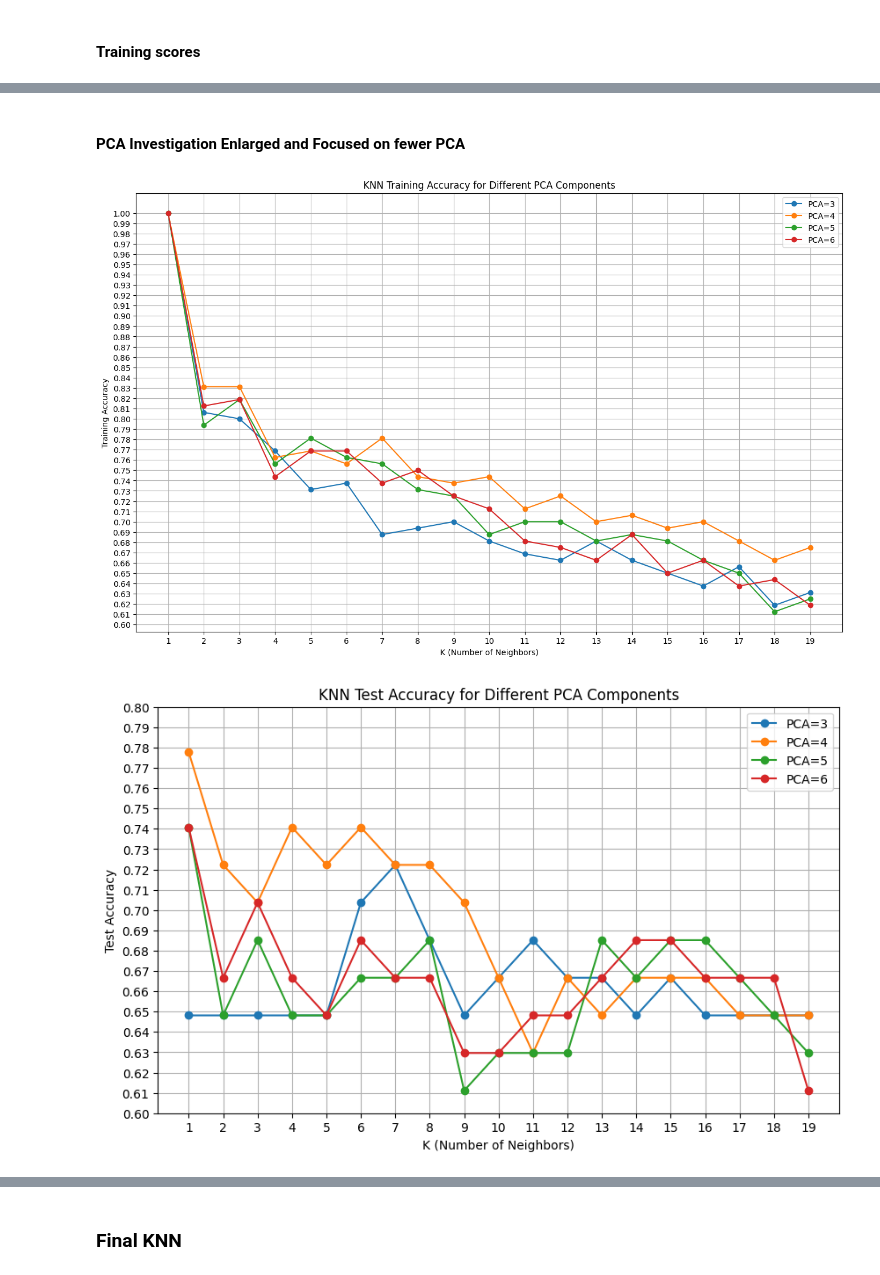
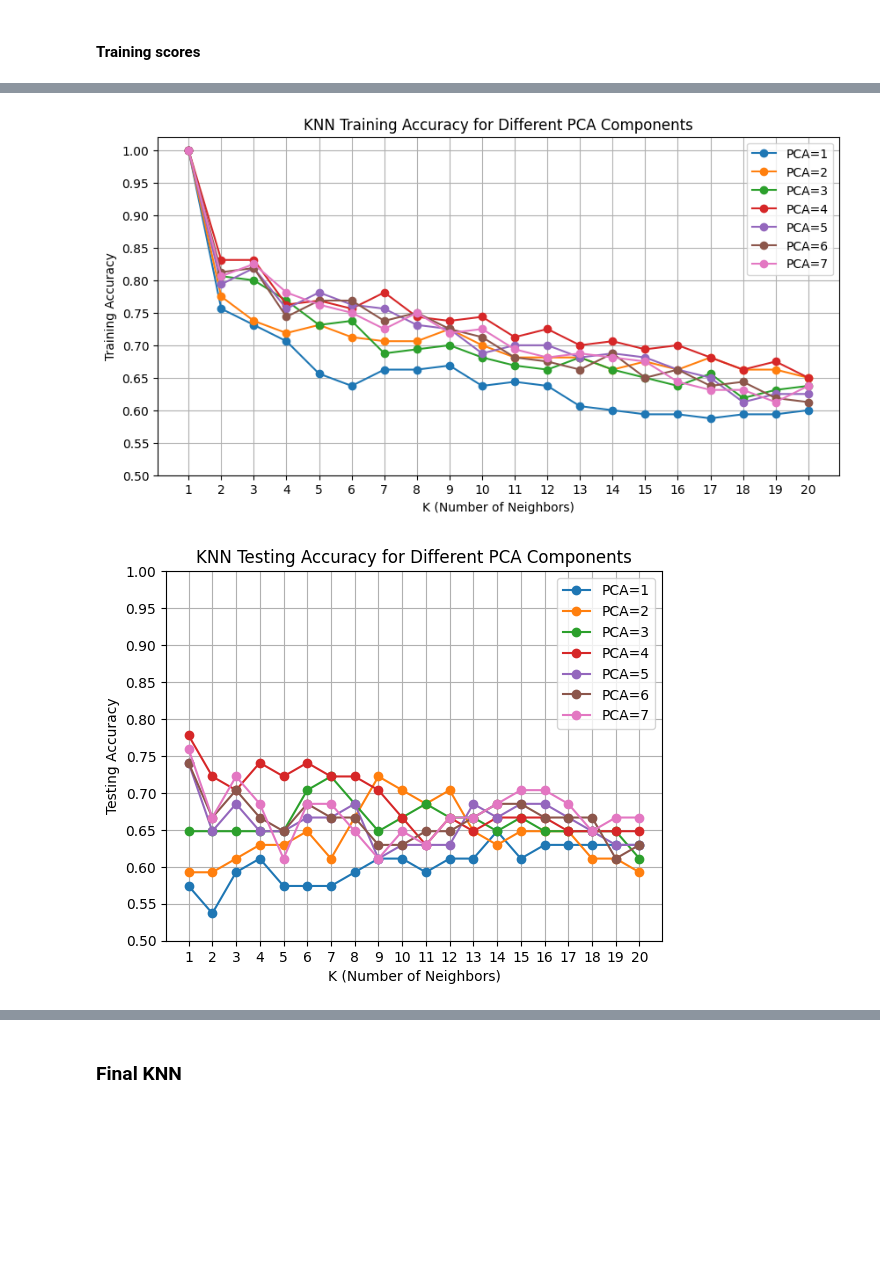
Before and after one commit to MxFrgsn/COMP2002_CW2, a Jupyter notebook: COMP2002.ipynb, the cells around one changed output, grey strips where cells are left out. Saved outputs shown, nothing was run; the diff lists cells and outputs as text; code cells hidden in the pictures; blank space fills up the shorter version.

Commit message:
removal of savefigs functions call, reduced number of code cells for the save result

```diff
--- a/COMP2002.ipynb
+++ b/COMP2002.ipynb
@@ -119,52 +100,7 @@ plt.show()
-# %% [markdown]
-#### PCA Investigation Enlarged and Focused on fewer PCA
-# %%
-k_range = range(1, 20)
-pca_range = range(3, 7)
-
-plt.figure(figsize=(16, 10))
-for p in pca_range:
-    train_scores = []
-    compressed = PCA(n_components=p).fit_transform(scaled_inputs)
-    x_train, x_test, t_train, t_test = train_test_split(compressed, targets, random_state=42)
-    for k in k_range:
-        k_classifier = KNeighborsClassifier(n_neighbors=k)
-        k_classifier.fit(x_train, t_train)
-        train_accuracy = k_classifier.score(x_train, t_train)
-        train_scores.append(train_accuracy)
-    plt.plot(k_range, train_scores, marker='o', linestyle='-', label=f'PCA={p}')
-
-plt.xlabel("K (Number of Neighbors)")
-plt.ylabel("Training Accuracy")
-plt.title("KNN Training Accuracy for Different PCA Components")
-plt.xticks(k_range)
-plt.yticks(np.linspace(0.6, 1, 41))
-plt.grid(True)
-plt.legend()
-plt.savefig("knn_training_accuracy_PCA_3&4&5&6.pdf", bbox_inches="tight")
-plt.show()
-
-
-plt.figure(figsize=(10, 6))
-for p in pca_range:
-    test_scores =[]
-    compressed = PCA(n_components=p).fit_transform(scaled_inputs)
-    x_train, x_test, t_train, t_test = train_test_split(compressed, targets, random_state=42)
-    for k in k_range:
-        k_classifier = KNeighborsClassifier(n_neighbors=k)
-        k_classifier.fit(x_train, t_train)
-        test_accuracy = k_classifier.score(x_test, t_test)
-        test_scores.append(test_accuracy)
-    plt.plot(k_range, test_scores, marker='o', linestyle='-', label=f'PCA={p}')
-
-plt.xlabel("K (Number of Neighbors)")
-plt.ylabel("Test Accuracy")
-plt.title("KNN Test Accuracy for Different PCA Components")
-plt.xticks(k_range)
-plt.yticks(np.linspace(0.6, 0.8, 21))
-plt.grid(True)
-plt.legend()
-plt.savefig("knn_test_accuracy_PCA_3&4&5&6.pdf", bbox_inches="tight")
-# %% [output]
-[figure, removed]
-[figure, removed]
+# %%
+k_range = range(1, 21)
+pca_range = range(1, 8)
+evaluate_knn((k_range), (pca_range))
+# %% [output]
+[figure, added]
+[figure, added]
```
Also changed, not shown: parts of 32 cells of this notebook, 11 other files.
